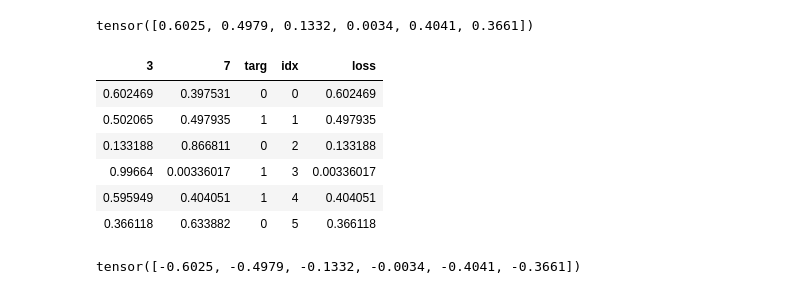
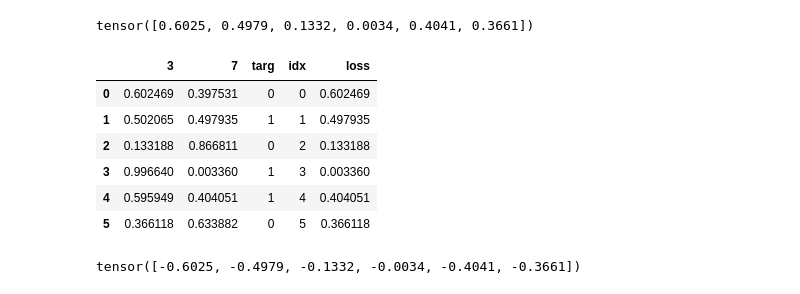
Before and after one commit to laurentprudhon/cours-deeplearning-2020, a Jupyter notebook: notebooks/04_pet_breeds.ipynb, the cells around one changed output. Drawn from its saved outputs; the diff is of its cells as text; code cells hidden in the pictures.

```diff
--- a/notebooks/04_pet_breeds.ipynb
+++ b/notebooks/04_pet_breeds.ipynb
@@ -187,24 +205,20 @@ sm_acts[idx, targ]
 # %% [output]
 tensor([0.6025, 0.4979, 0.1332, 0.0034, 0.4041, 0.3661])
 # %%
-from IPython.display import HTML
 df = pd.DataFrame(sm_acts, columns=["3","7"])
 df['targ'] = targ
 df['idx'] = idx
 df['loss'] = sm_acts[range(6), targ]
 t = df.style.hide_index()
-#To have html code compatible with our script
-html = t._repr_html_().split('</style>')[1]
-html = re.sub(r'<table id="([^"]+)"\s*>', r'<table >', html)
-display(HTML(html))
+df
 # %% [output]
-| 3 | 7 | targ | idx | loss |
-| 0.602469 | 0.397531 | 0 | 0 | 0.602469 |
-| 0.502065 | 0.497935 | 1 | 1 | 0.497935 |
-| 0.133188 | 0.866811 | 0 | 2 | 0.133188 |
-| 0.99664 | 0.00336017 | 1 | 3 | 0.00336017 |
-| 0.595949 | 0.404051 | 1 | 4 | 0.404051 |
-| 0.366118 | 0.633882 | 0 | 5 | 0.366118 |
+|  | 3 | 7 | targ | idx | loss |
+| 0 | 0.602469 | 0.397531 | 0 | 0 | 0.602469 |
+| 1 | 0.502065 | 0.497935 | 1 | 1 | 0.497935 |
+| 2 | 0.133188 | 0.866811 | 0 | 2 | 0.133188 |
+| 3 | 0.996640 | 0.003360 | 1 | 3 | 0.003360 |
+| 4 | 0.595949 | 0.404051 | 1 | 4 | 0.404051 |
+| 5 | 0.366118 | 0.633882 | 0 | 5 | 0.366118 |
 # %%
 -sm_acts[idx, targ]
 # %% [output]
```
Also changed, not shown: parts of 26 cells of this notebook, 3 other files.
